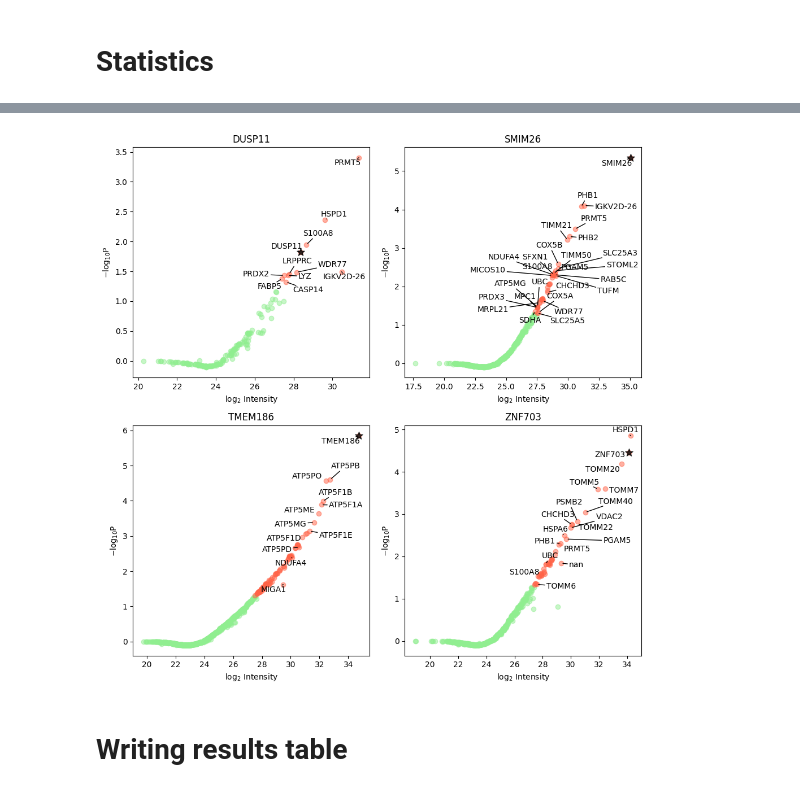
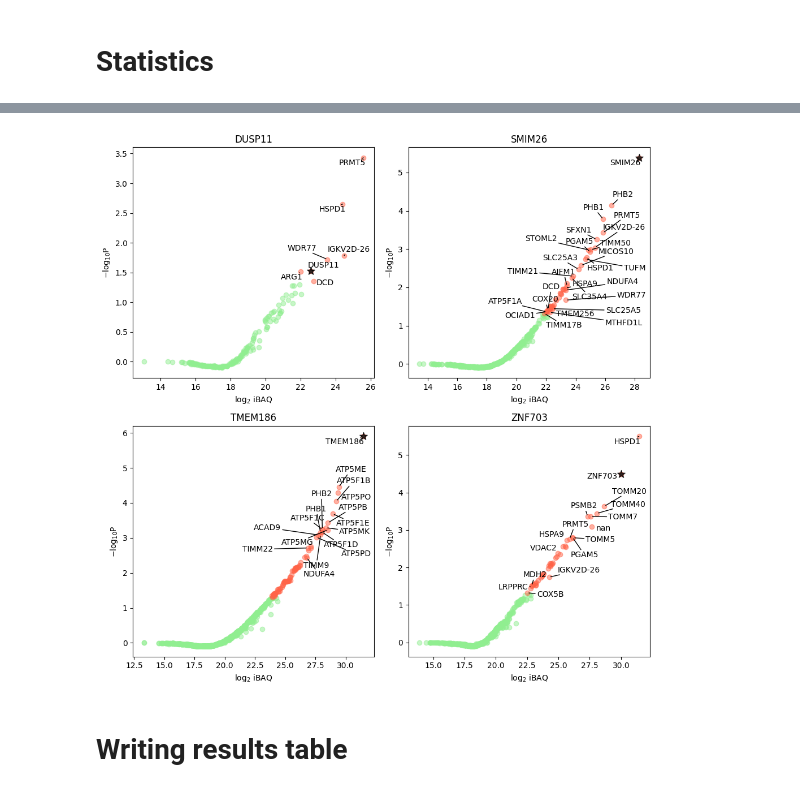
Before and after one commit to aretaon/silencing-mito-genes-analysis, a Jupyter notebook: ZNF703_DUSP11_SMIM26/analysis.ipynb, the cells around one changed output, grey strips where cells are left out. Drawn from its saved outputs; the diff is of its cells as text; code cells hidden in the pictures.

```diff
--- a/ZNF703_DUSP11_SMIM26/analysis.ipynb
+++ b/ZNF703_DUSP11_SMIM26/analysis.ipynb
@@ -51,7 +51,7 @@ Correction of loading for: LFQ intensity ZNF703_Rep1_3, LFQ intensity ZNF703_Rep
 # %%
 for exp in ["Ctrl", "DUSP11", "SMIM26", "TMEM186", "ZNF703"]:
     for rep in range(1, 4):
-        sub_df = pg.filter(regex=f"LFQ intensity {exp}_Rep{rep}.*")
+        sub_df = pg.filter(regex=f"iBAQ {exp}_Rep{rep}.*")
         print("Summing: " + ", ".join(sub_df.columns.tolist()))
         # sum all slices per replicate
         pg[f"sum_intens_{exp}_Rep{rep}"] = sub_df.dropna(how="all").apply(
@@ -127,5 +142,5 @@ Row-wise median imputation for 166 values.
 # %%
-pg = pp.imp_min_prob(pg, cols_to_impute=control_intens_cols, downshift=2, width=0.5)
+pg = pp.imp_min_prob(pg, cols_to_impute=control_intens_cols, downshift=1, width=0.5)
 sns.kdeplot(pg.filter(regex="sum_intens_Ctrl_Rep\d+_normalized"))
 plt.savefig(f"PR100_hist_ctrl_impute_3reps.pdf", dpi=300)
 plt.show()
@@ -171,12 +186,6 @@ for exp in experiments:
     # create temp db with rows with less than 2 vvs removed
     temp = pg.copy()
     temp = pp.filter_vv(temp, [ratio_cols], n=2)
-
-    temp = ana.limma(
-        temp,
-        reps=ratio_cols,
-        cond=f"_limma_{exp}",
-    )
 
     temp = ana.rank_prod(
         temp,
@@ -218,26 +223,2 @@ LIMMA: Assuming a one sample test
 rankProd: Assuming a one sample test
 rankProd: Assuming a one sample test
-# %%
-experiments = ["DUSP11", "SMIM26", "TMEM186", "ZNF703"]
-fig, axs = plt.subplots(nrows=2, ncols=2, figsize=(10, 10))
-
-for exp, ax in zip(experiments, axs.flatten()):
-    highlight = pg[pg["Gene names first"] == exp].index
-
-    vis.volcano(
-        pg,
-        highlight=highlight,
-        kwargs_highlight={"color": "black", "marker": "*", "s": 100},
-        log_fc_colname=f"logFC_limma_{exp}",
-        p_colname=f"adj.P.Val_limma_{exp}",
-        annotate_colname="Gene names first",
-        ax=ax,
-        show_caption=False,
-        show_legend=False,
-        annotate_density=50,
-    )
-
-    ax.set_title(exp)
-
-plt.tight_layout()
-plt.savefig("PR100_VolcanoPlot_limma_DUSP11_SMIM26_TMEM186_ZNF703_3reps.pdf", dpi=300)
@@ -274,33 +254,33 @@ plt.savefig(
 # %%
 experiments = ["DUSP11", "SMIM26", "TMEM186", "ZNF703"]
 fig, axs = plt.subplots(nrows=2, ncols=2, figsize=(10, 10))
 
 for exp, ax in zip(experiments, axs.flatten()):
     highlight = pg[pg["Gene names first"] == exp].index
 
     vis.volcano(
         pg,
         highlight=highlight,
         kwargs_highlight={"color": "black", "marker": "*", "s": 100},
         log_fc_colname=f"logFC_ranksum_intens_{exp}",
         p_colname=f"adj.P.Val_class1>class2_ranksum_intens_{exp}",
         annotate_colname="Gene names first",
         ax=ax,
         show_caption=False,
         show_legend=False,
         # annotate_density=50,
         show_thresh=False,
     )
 
-    ax.set_xlabel("log$_2$ Intensity")
+    ax.set_xlabel("log$_2$ iBAQ")
     ax.set_title(exp)
 
 plt.tight_layout()
 plt.savefig(
     "PR100_VolcanoPlot_ranksum_itnens_DUSP11_SMIM26_TMEM186_ZNF703_3reps.pdf", dpi=300
 )
 # %% [output]
-[figure, old version]
+[figure, new version]
 # %% [markdown]
 # Writing results table
 # %% [markdown]
```
Also changed, not shown: parts of 14 cells of this notebook, 13 other files.
